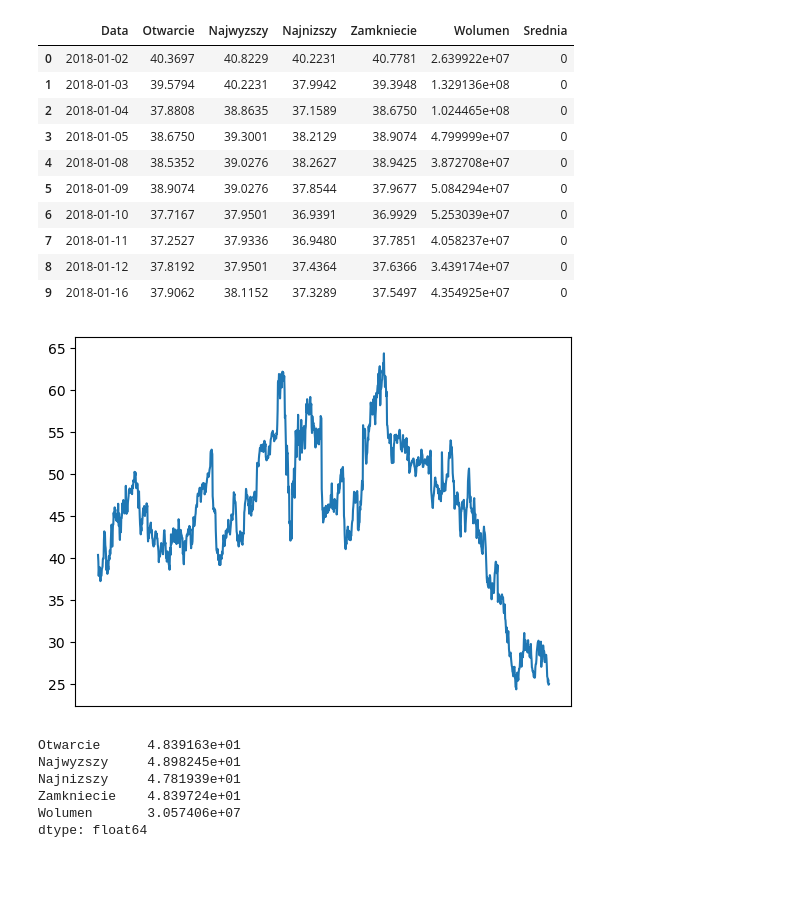
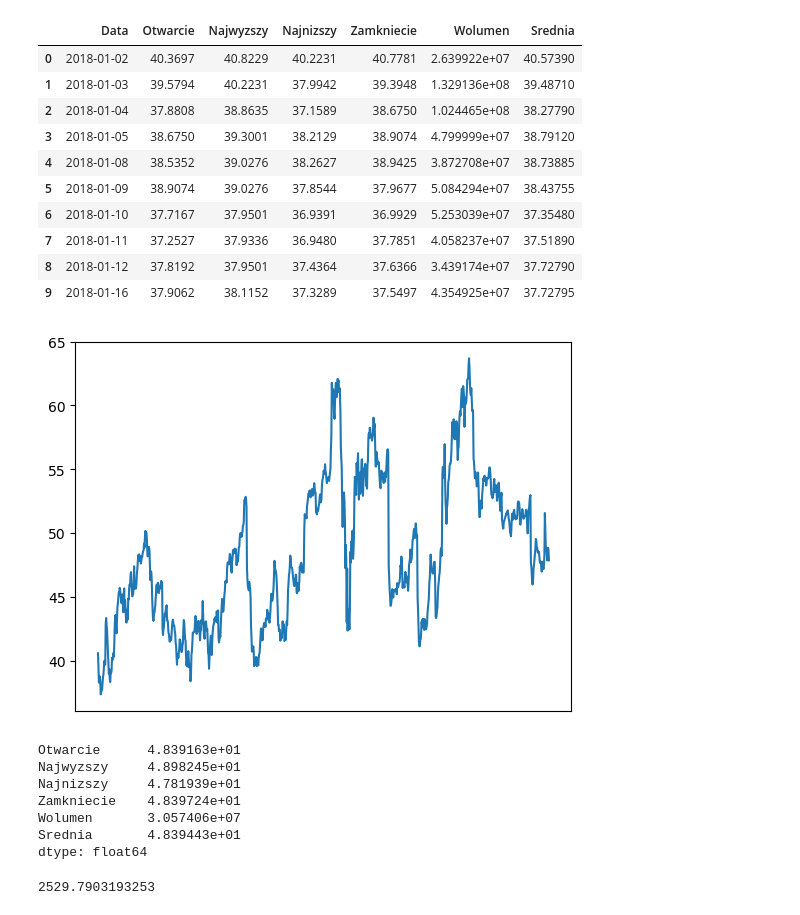
Before and after one commit to mikitomi21/Stock_price_analysis, a Jupyter notebook: Untitled.ipynb, the cells around one changed output. Cells and saved outputs as stored; diff of their text form; code cells hidden in the pictures; blank space fills up the shorter version.

```diff
--- a/Untitled.ipynb
+++ b/Untitled.ipynb
@@ -6,29 +6,29 @@ intel_value = pd.read_csv("intc_us_d.csv")
 
 intel_value = intel_value.iloc[:1000]
 
-intel_value['Srednia'] = intel_value['Otwarcie'] + intel_value
+intel_value['Srednia'] = (intel_value['Otwarcie'] + intel_value['Zamkniecie'])/2
 
 intel_value.iloc[:10]
 # %% [output]
 |  | Data | Otwarcie | Najwyzszy | Najnizszy | Zamkniecie | Wolumen | Srednia |
-| 0 | 2018-01-02 | 40.3697 | 40.8229 | 40.2231 | 40.7781 | 2.639922e+07 | 0 |
-| 1 | 2018-01-03 | 39.5794 | 40.2231 | 37.9942 | 39.3948 | 1.329136e+08 | 0 |
-| 2 | 2018-01-04 | 37.8808 | 38.8635 | 37.1589 | 38.6750 | 1.024465e+08 | 0 |
-| 3 | 2018-01-05 | 38.6750 | 39.3001 | 38.2129 | 38.9074 | 4.799999e+07 | 0 |
-| 4 | 2018-01-08 | 38.5352 | 39.0276 | 38.2627 | 38.9425 | 3.872708e+07 | 0 |
-| 5 | 2018-01-09 | 38.9074 | 39.0276 | 37.8544 | 37.9677 | 5.084294e+07 | 0 |
-| 6 | 2018-01-10 | 37.7167 | 37.9501 | 36.9391 | 36.9929 | 5.253039e+07 | 0 |
-| 7 | 2018-01-11 | 37.2527 | 37.9336 | 36.9480 | 37.7851 | 4.058237e+07 | 0 |
-| 8 | 2018-01-12 | 37.8192 | 37.9501 | 37.4364 | 37.6366 | 3.439174e+07 | 0 |
-| 9 | 2018-01-16 | 37.9062 | 38.1152 | 37.3289 | 37.5497 | 4.354925e+07 | 0 |
+| 0 | 2018-01-02 | 40.3697 | 40.8229 | 40.2231 | 40.7781 | 2.639922e+07 | 40.57390 |
+| 1 | 2018-01-03 | 39.5794 | 40.2231 | 37.9942 | 39.3948 | 1.329136e+08 | 39.48710 |
+| 2 | 2018-01-04 | 37.8808 | 38.8635 | 37.1589 | 38.6750 | 1.024465e+08 | 38.27790 |
+| 3 | 2018-01-05 | 38.6750 | 39.3001 | 38.2129 | 38.9074 | 4.799999e+07 | 38.79120 |
+| 4 | 2018-01-08 | 38.5352 | 39.0276 | 38.2627 | 38.9425 | 3.872708e+07 | 38.73885 |
+| 5 | 2018-01-09 | 38.9074 | 39.0276 | 37.8544 | 37.9677 | 5.084294e+07 | 38.43755 |
+| 6 | 2018-01-10 | 37.7167 | 37.9501 | 36.9391 | 36.9929 | 5.253039e+07 | 37.35480 |
+| 7 | 2018-01-11 | 37.2527 | 37.9336 | 36.9480 | 37.7851 | 4.058237e+07 | 37.51890 |
+| 8 | 2018-01-12 | 37.8192 | 37.9501 | 37.4364 | 37.6366 | 3.439174e+07 | 37.72790 |
+| 9 | 2018-01-16 | 37.9062 | 38.1152 | 37.3289 | 37.5497 | 4.354925e+07 | 37.72795 |
 # %%
-x = euro['Data']
-y = euro['Otwarcie']
+x = intel_value['Data']
+y = intel_value['Srednia']
 plt.plot(x,y)
 plt.xticks([])
 plt.show()
 # %% [output]
-[figure, old version]
+[figure, new version]
 # %%
 intel_value.mean(axis=0)
 # %% [output]
@@ -37,4 +37,5 @@ Najwyzszy     4.898245e+01
 Najnizszy     4.781939e+01
 Zamkniecie    4.839724e+01
 Wolumen       3.057406e+07
+Srednia       4.839443e+01
 dtype: float64
@@ -40,0 +53,5 @@ dtype: float64
+# %%
+test = ema(intel_value['Srednia'], len(intel_value))
+print(test)
+# %% [output]
+2529.7903193253
```
Also changed, not shown: parts of 2 cells of this notebook.
